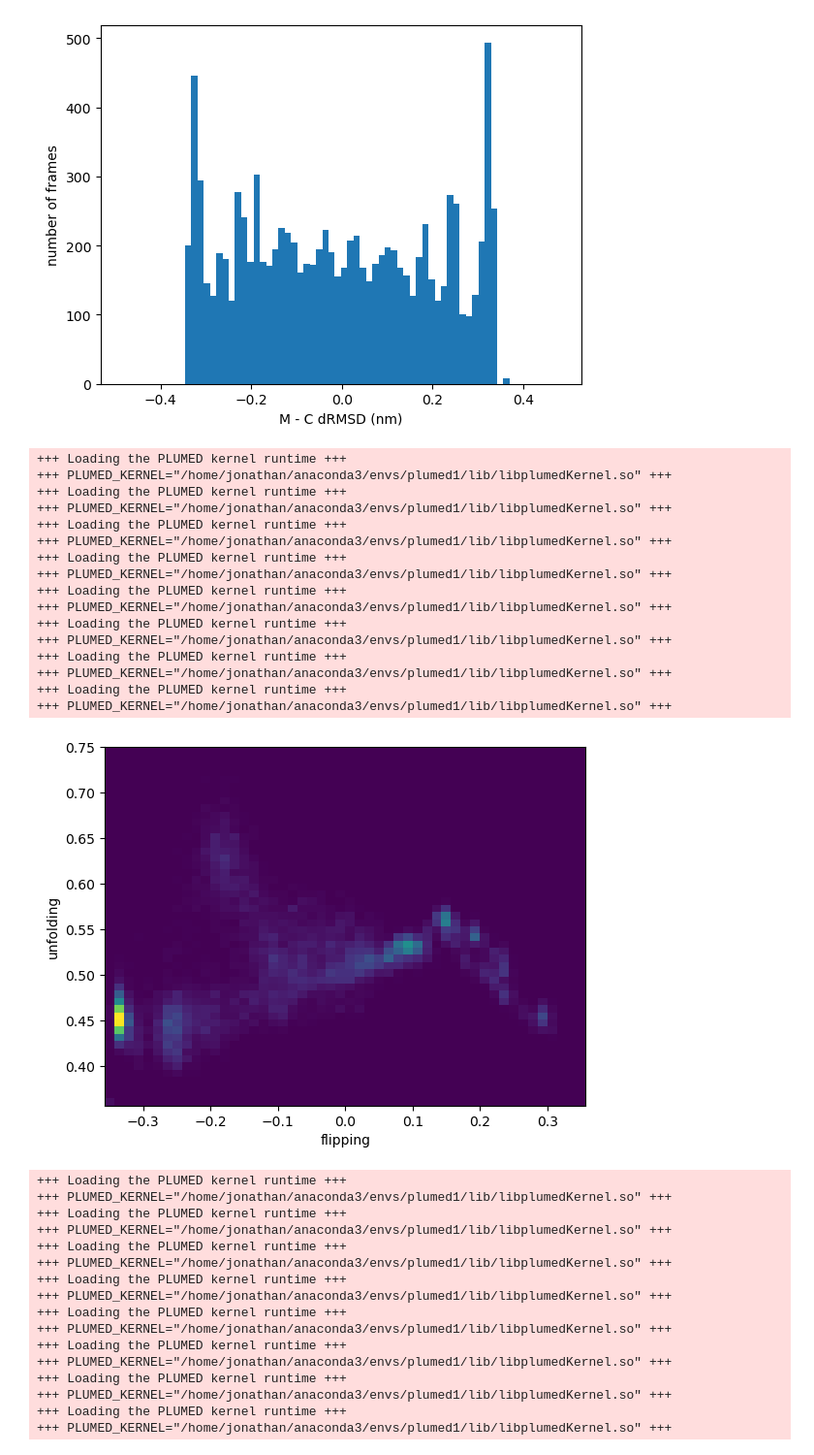
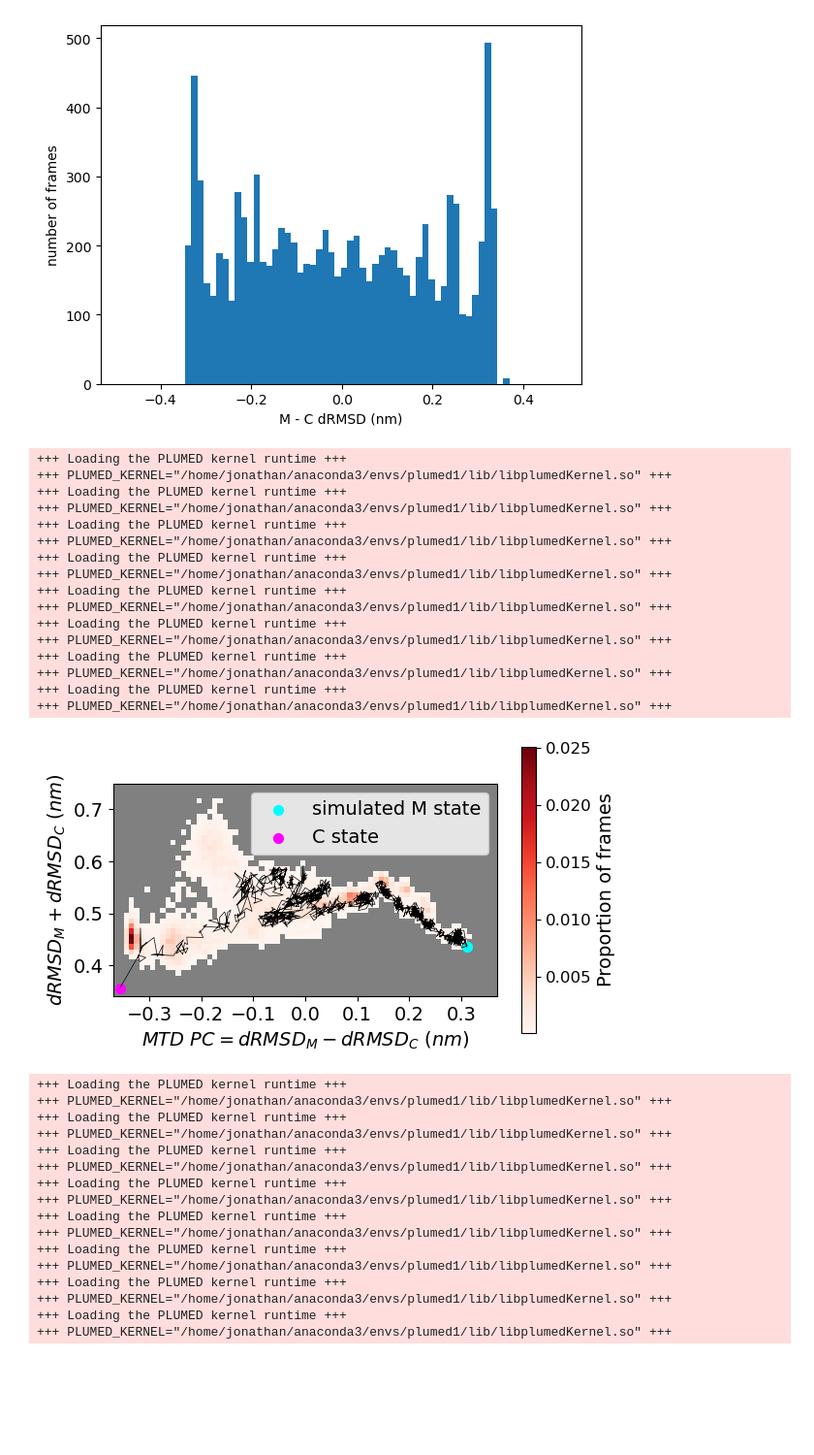
Before and after one commit to JonathanHB/aac1-nt-transport, a Jupyter notebook: metadynamics/run4/scripts/1d_analysis.ipynb, the cells around one changed output. Shown at 97% size. Drawn from its saved outputs; the diff is of its cells as text; code cells hidden in the pictures; blank space fills up the shorter version.

Commit message:
more figure scripts

```diff
--- a/metadynamics/run4/scripts/1d_analysis.ipynb
+++ b/metadynamics/run4/scripts/1d_analysis.ipynb
@@ -70,7 +71,7 @@ test_walker = 1
 # run_num = 4
 
 nwalkers = 8
-for init_state in ["c","m"]:
+for init_state in ["c"]:#,"m"]:
     for walker in range(nwalkers):
         if init_state == "c":
             infile = f"/home/jonathan/Documents/grabelab/aac1-nt-transport/metadynamics/run{run_num}/run_{init_state}/COLVAR.{walker}"
@@ -91,16 +92,16 @@ for init_state in ["c","m"]:
             color = (0,0,0)
         elif init_state == "c":
             color = (0,walker/nwalkers,1)
-            continue
+            #continue
         elif init_state == "m":
             color = (1,walker/nwalkers,0)
-            continue
+            #continue
 
         plt.plot(delta, sigma, color = color, linewidth=0.5)
 
         plt.scatter(delta[-1], sigma[-1], color = color, s=2)
         plt.annotate(f"{init_state}{walker}", (delta[-1], sigma[-1]), textcoords="offset points", xytext=(0,5), ha='center', fontsize=6)
-
+        continue
 
         #mark regular intervals along trajectory
         window_freq = len(list(colvar.pc_f1b))//32
@@ -293,7 +276,13 @@ for init_state in ["c","m"]:
 [figure]
 # %%
 test_state = "c"
-test_walker = 0
+test_walker = 1
+
+fig = plt.figure()
+ax = fig.add_subplot(111)
+
+plt.rcParams['font.size'] = 14
+
 
 nwalkers = 8
 for init_state in ["c","m"]:
@@ -309,42 +298,81 @@ for init_state in ["c","m"]:
         freq = 1
 
         delta = list(colvar.pc_f1b[::freq])
 
         pc_c = list(colvar.pc_fc[::freq])
         pc_m = list(colvar.pc_fm[::freq])
         sigma = [i+j for i,j in zip(pc_c,pc_m)]
 
         delta_all+=delta
         sigma_all+=sigma
 
-    if init_state == "c":
-        minx = delta_all[0]
-    else:
-        minx = -delta_all[0]
-    #plt.figure(figsize=(4,4),dpi=600)
-    plt.hist2d(delta_all, sigma_all, bins=(50,50), range=[[minx,-minx],[sigma_all[0],0.75]])
+        if walker == test_walker and init_state == test_state:
+            plt.plot(delta, sigma, color = (0,0,0), linewidth=0.5, label="_nolegend_")
+            plt.scatter(delta[-1], sigma[-1], color = "cyan", s=50, label = "simulated M state")
+            plt.scatter(delta[0], sigma[0], color = "magenta", s=50, label = "C state")
+            plt.legend()
 
-    plt.xlabel("flipping")
-    plt.ylabel("unfolding")
+    # if init_state == "c":
+    #     minx = delta_all[0]
+    # else:
+    #     minx = -delta_all[0]
+
+    range1 = [[-0.37,0.37],[0.34,0.75]]
+
+    histdata = np.histogram2d(np.array(delta_all), np.array(sigma_all), bins=(74,41), range = range1)
+
+    hdata = histdata[0].T/np.sum(histdata[0]) #normalize histogram to get probability density
+
+    # mask regions with no sampling
+    masked_hdata = np.ma.masked_where(hdata == 0, hdata)
+    cmap = mpl.colormaps.get_cmap("Reds").copy()
+    labelcolor = "black"
+    cblabel = f"Proportion of frames"
+
+    #set color for regions with no sampling
+    cmap.set_bad(color='grey')
+
+
+
+
+    im = plt.imshow(masked_hdata, extent=range1[0]+range1[1], cmap = cmap, origin = "lower") #, vmin = -13, vmax = 13)
+    cb = fig.colorbar(im, label = cblabel, shrink=0.8)
+    cb.ax.tick_params(labelsize=12)
+    #cb.ax.set_xlim(0,0.025) #this runs but does nothing
+
+    #cb.ax.set_xlim(0, 0.03)
+    plt.xticks([-0.3,-0.2,-0.1,0,0.1,0.2,0.3])
+
+    # delta_ma = np.ma.masked_where(np.array(delta_all) > 0, np.array(delta_all))
+    # sigma_ma = np.ma.masked_where(np.array(sigma_all) > 0, np.array(sigma_all))
+
+    # #plt.figure(figsize=(4,4),dpi=600)
+    # plt.hist2d(delta_ma, sigma_ma, bins=(50,50), range=[[minx,-minx],[sigma_all[0],0.75]])
+
+    plt.xlabel(r"$MTD\ PC = dRMSD_M-dRMSD_C\ (nm)$", fontsize=14)
+    plt.ylabel(r"$dRMSD_M+dRMSD_C\ (nm)$", fontsize=14)
+
+    plt.savefig(f"run4_{init_state}_histogram_and_reactive_trj.png", dpi=600)
+
     plt.show()
 # %% [output]
 +++ Loading the PLUMED kernel runtime +++
 +++ PLUMED_KERNEL="/home/jonathan/anaconda3/envs/plumed1/lib/libplumedKernel.so" +++
 +++ Loading the PLUMED kernel runtime +++
 +++ PLUMED_KERNEL="/home/jonathan/anaconda3/envs/plumed1/lib/libplumedKernel.so" +++
 +++ Loading the PLUMED kernel runtime +++
 +++ PLUMED_KERNEL="/home/jonathan/anaconda3/envs/plumed1/lib/libplumedKernel.so" +++
 +++ Loading the PLUMED kernel runtime +++
 +++ PLUMED_KERNEL="/home/jonathan/anaconda3/envs/plumed1/lib/libplumedKernel.so" +++
 +++ Loading the PLUMED kernel runtime +++
 +++ PLUMED_KERNEL="/home/jonathan/anaconda3/envs/plumed1/lib/libplumedKernel.so" +++
 +++ Loading the PLUMED kernel runtime +++
 +++ PLUMED_KERNEL="/home/jonathan/anaconda3/envs/plumed1/lib/libplumedKernel.so" +++
 +++ Loading the PLUMED kernel runtime +++
 +++ PLUMED_KERNEL="/home/jonathan/anaconda3/envs/plumed1/lib/libplumedKernel.so" +++
 +++ Loading the PLUMED kernel runtime +++
 +++ PLUMED_KERNEL="/home/jonathan/anaconda3/envs/plumed1/lib/libplumedKernel.so" +++
-[figure, old version]
+[figure, new version]
 +++ Loading the PLUMED kernel runtime +++
 +++ PLUMED_KERNEL="/home/jonathan/anaconda3/envs/plumed1/lib/libplumedKernel.so" +++
 +++ Loading the PLUMED kernel runtime +++
```
Also changed, not shown: parts of 3 cells of this notebook, 38 other files.
